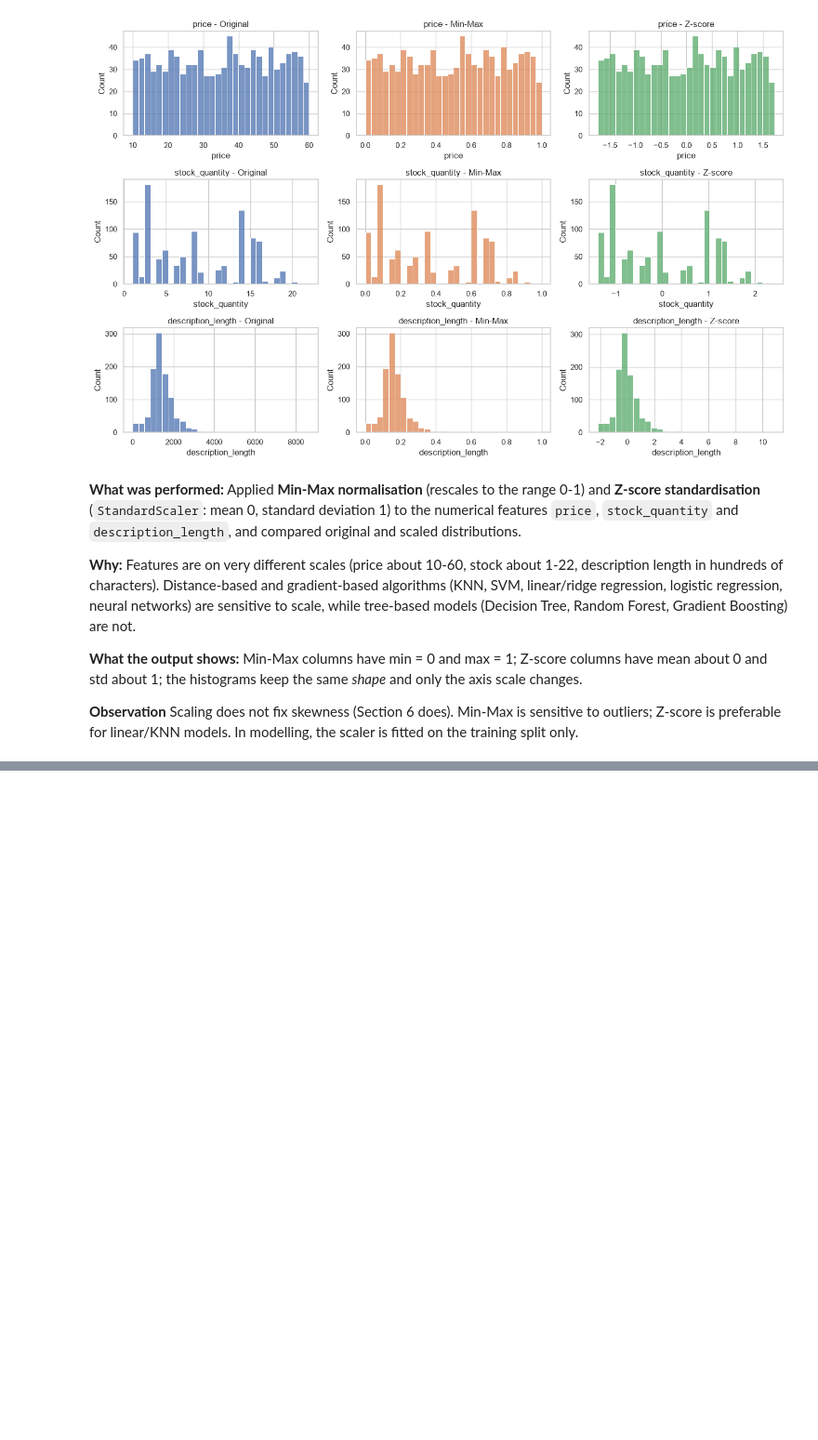
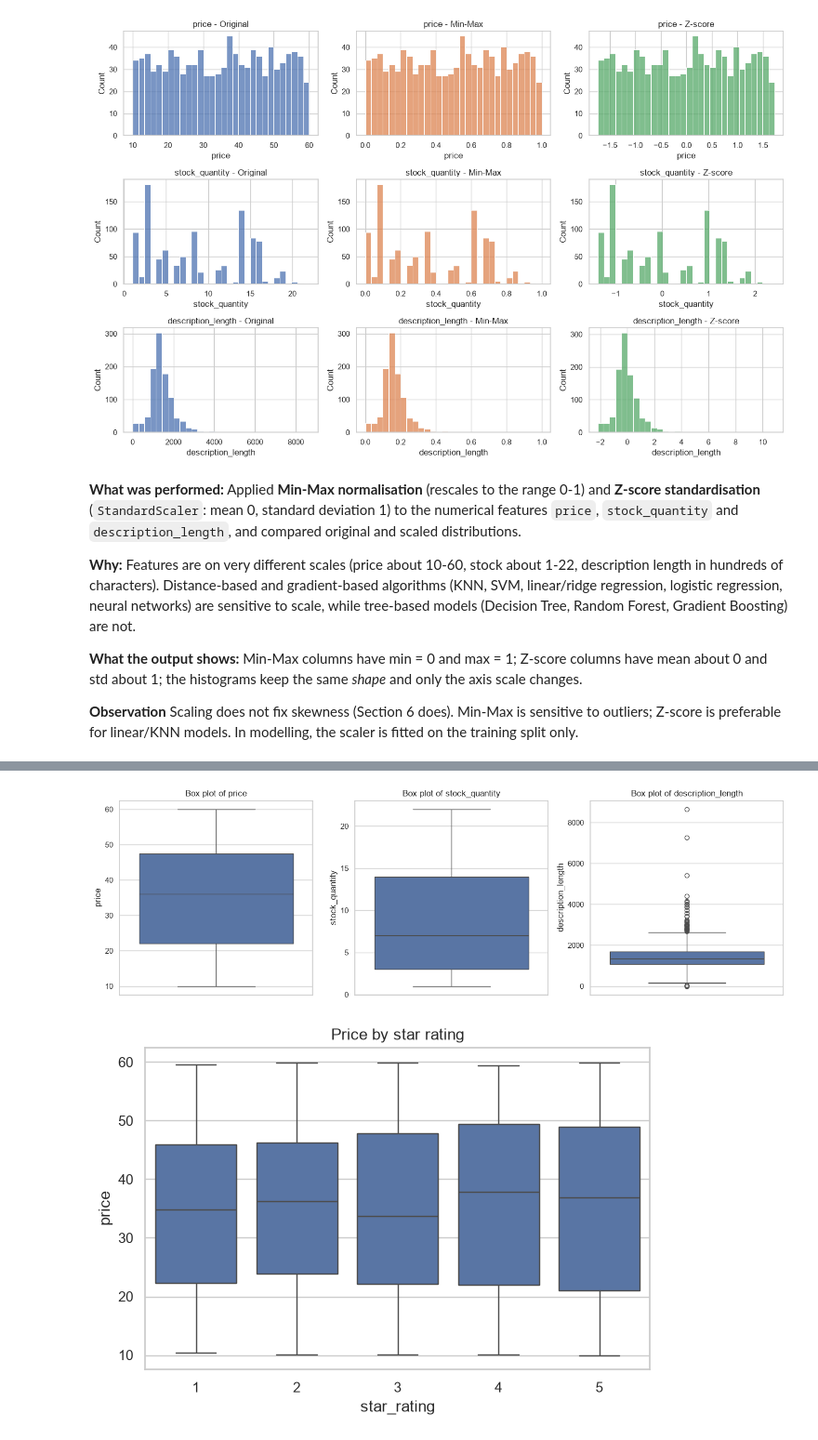
Before and after one commit to l250022/Ecommerce-Product-Analysis-ML, a Jupyter notebook: Data_collection_cleaning.ipynb, the cells around one changed output, grey strips where cells are left out. Shown at 93% size. Drawn from its saved outputs; the diff is of its cells as text; code cells hidden in the pictures; blank space fills up the shorter version.

Commit message:
Add files via upload
Exploratory data analysis and outlier analysis

```diff
--- a/Data_collection_cleaning.ipynb
+++ b/Data_collection_cleaning.ipynb
@@ -704,0 +741,17 @@ plt.show()
+# %%
+OUT_FEATURES = ["price", "stock_quantity", "description_length"]
+
+fig, axes = plt.subplots(1, 3, figsize=(14, 4.5))
+for ax, col in zip(axes, OUT_FEATURES):
+    sns.boxplot(y=df[col], ax=ax)
+    ax.set_title(f"Box plot of {col}")
+plt.tight_layout()
+plt.show()
+
+plt.figure(figsize=(7, 4.5))
+sns.boxplot(data=df, x="star_rating", y="price")
+plt.title("Price by star rating")
+plt.show()
+# %% [output]
+[figure, added]
+[figure, added]
```
Also changed, not shown: parts of 28 cells of this notebook.
